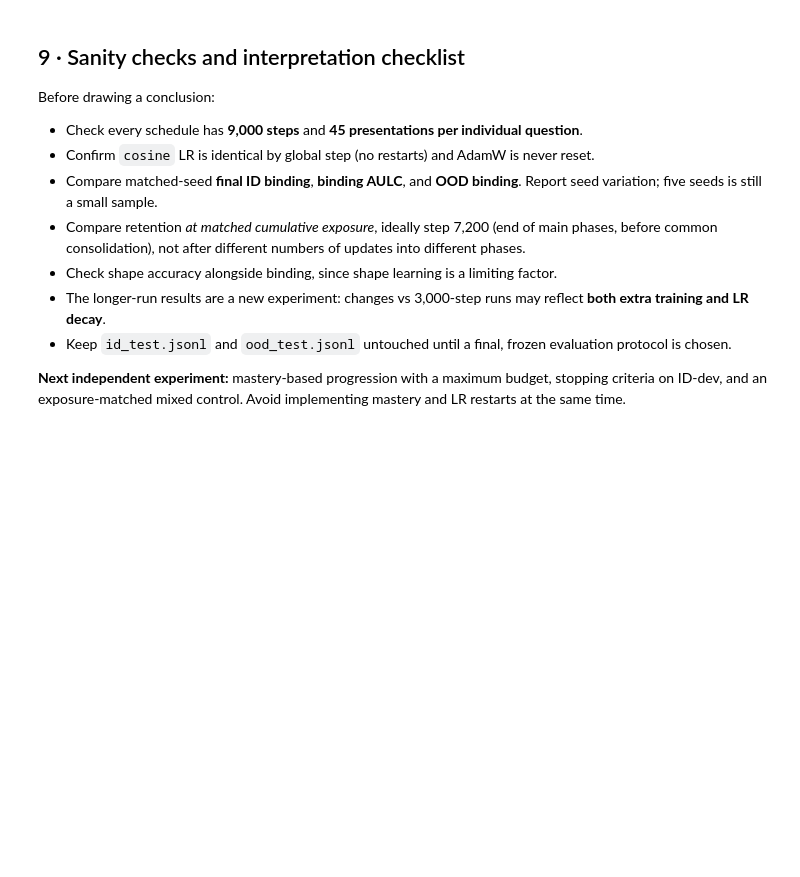
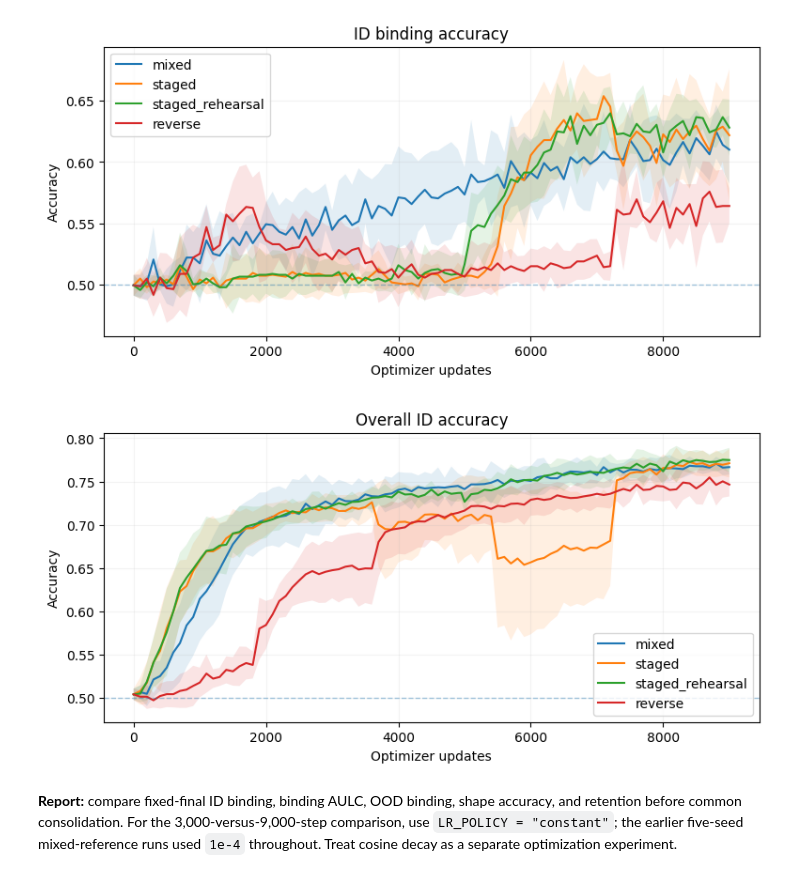
Before and after one commit to AIVIETNAM-AIO-LQThai/The-order-of-Learning, a Jupyter notebook: notebooks/medium_world/long_budget.ipynb, the cells around one changed output. Drawn from its saved outputs; the diff is of its cells as text; code cells hidden in the pictures; blank space fills up the shorter version.

Commit message:
exp: compare long-budget curricula with constant and cosine LR

```diff
--- a/notebooks/medium_world/long_budget.ipynb
+++ b/notebooks/medium_world/long_budget.ipynb
@@ -174,3 +49,9 @@ ID-dev is used to record loss and task accuracy. OOD-dev is diagnostic only. **I
+# %%
+def learning_rate(step, total_steps):
+    if LR_POLICY == "constant":
+        return INITIAL_LR
+    progress = (step - 1) / max(total_steps - 1, 1)
+    return FINAL_LR + (INITIAL_LR - FINAL_LR) * (1 + math.cos(math.pi * progress)) / 2
 # %%
 @torch.inference_mode()
 def evaluate_here(model, dataset, device, batch_size, limit=None, constant_image=False):
@@ -365,43 +256,32 @@ else:
 # %%
-if report_loaded is not None:
-    import matplotlib.pyplot as plt
-    for task, title in (("pair", "ID binding accuracy"), ("overall", "Overall ID accuracy")):
-        plt.figure(figsize=(9, 4))
-        for schedule in SCHEDULES:
-            curves = []
-            for run in report_loaded["runs"]:
-                if run["schedule"] != schedule or run["status"] != "completed":
-                    continue
-                points = {r["step"]: r["id_dev"]["accuracy"] if task == "overall"
-                          else r["id_dev"]["by_template"].get("pair", np.nan)
-                          for r in run["history"]}
-                curves.append(points)
-            if not curves:
+for task, title in (("pair", "ID binding accuracy"), ("overall", "Overall ID accuracy")):
+    plt.figure(figsize=(9, 4))
+    for schedule in SCHEDULES:
+        curves = []
+        for run in report["runs"]:
+            if run["schedule"] != schedule or run["status"] != "completed":
                 continue
-            aligned_steps = sorted(set.intersection(*(set(c) for c in curves)))
-            values = np.array([[c[s] for s in aligned_steps] for c in curves])
-            mean = values.mean(axis=0)
-            std = values.std(axis=0, ddof=1) if len(values) > 1 else np.zeros(len(mean))
-            plt.plot(aligned_steps, mean, label=schedule)
-            plt.fill_between(aligned_steps, mean-std, mean+std, alpha=0.12)
-        plt.axhline(0.5, linestyle="--", linewidth=1, alpha=0.4)
-        plt.title(title + " — mean ± seed SD")
-        plt.xlabel("Global optimizer updates")
-        plt.ylabel("Accuracy")
-        plt.legend()
-        plt.grid(alpha=0.15)
-        plt.show()
+            points = {r["step"]: r["id_dev"]["accuracy"] if task == "overall"
+                      else r["id_dev"]["by_template"].get("pair", np.nan)
+                      for r in run["history"]}
+            curves.append(points)
+        if not curves:
+            continue
+        times = sorted(set.intersection(*(set(c) for c in curves)))
+        values = np.array([[c[t] for t in times] for c in curves])
+        mean = values.mean(axis=0)
+        sd = values.std(axis=0, ddof=1) if len(values) > 1 else np.zeros(len(mean))
+        plt.plot(times, mean, label=schedule)
+        plt.fill_between(times, mean-sd, mean+sd, alpha=0.12)
+    plt.axhline(0.5, linestyle="--", linewidth=1, alpha=0.4)
+    plt.title(title)
+    plt.xlabel("Optimizer updates")
+    plt.ylabel("Accuracy")
+    plt.legend()
+    plt.grid(alpha=0.15)
+    plt.show()
+# %% [output]
+[figure, added]
+[figure, added]
-# %% [markdown]
-## 9 · Sanity checks and interpretation checklist
-
-Before drawing a conclusion:
-
-- Check every schedule has **9,000 steps** and **45 presentations per individual question**.
-- Confirm `cosine` LR is identical by global step (no restarts) and AdamW is never reset.
-- Compare matched-seed **final ID binding**, **binding AULC**, and **OOD binding**. Report seed variation; five seeds is still a small sample.
-- Compare retention *at matched cumulative exposure*, ideally step 7,200 (end of main phases, before common consolidation), not after different numbers of updates into different phases.
-- Check shape accuracy alongside binding, since shape learning is a limiting factor.
-- The longer-run results are a new experiment: changes vs 3,000-step runs may reflect **both extra training and LR decay**.
-- Keep `id_test.jsonl` and `ood_test.jsonl` untouched until a final, frozen evaluation protocol is chosen.
-
-**Next independent experiment:** mastery-based progression with a maximum budget, stopping criteria on ID-dev, and an exposure-matched mixed control. Avoid implementing mastery and LR restarts at the same time.
+# %% [markdown]
+**Report:** compare fixed-final ID binding, binding AULC, OOD binding, shape accuracy, and retention before common consolidation. For the 3,000-versus-9,000-step comparison, use `LR_POLICY = "constant"`; the earlier five-seed mixed-reference runs used `1e-4` throughout. Treat cosine decay as a separate optimization experiment.
```
Also changed, not shown: parts of 21 cells of this notebook, 3 other files.
